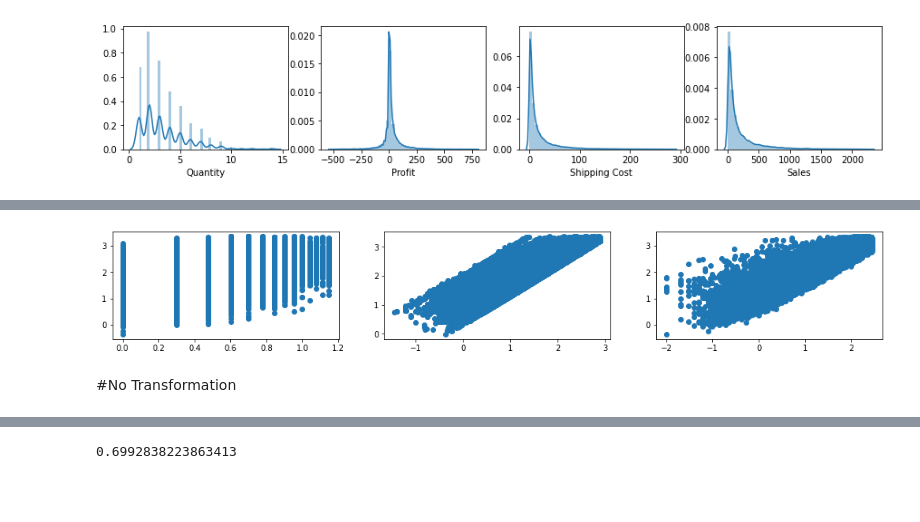
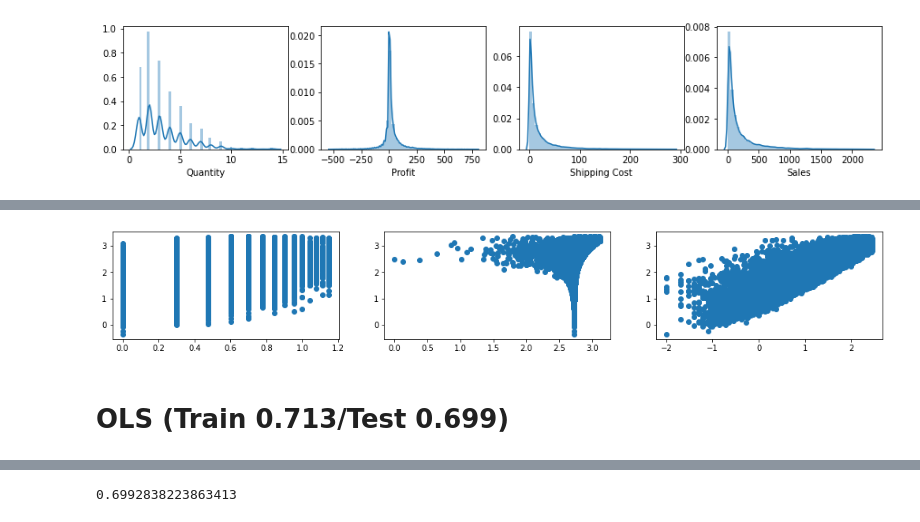
Before and after one commit to SteveGrimm/Unit1_Project2, a Jupyter notebook: Project2.ipynb, the cells around one changed output, grey strips where cells are left out. Drawn from its saved outputs; the diff is of its cells as text; code cells hidden in the pictures; blank space fills up the shorter version.

Commit message:
Removed log-Transformation

```diff
--- a/Project2.ipynb
+++ b/Project2.ipynb
@@ -163,7 +163,7 @@ q_S = data['Sales'].quantile(0.99)
 q_P1 = data['Profit'].quantile(0.005)
 q_P2 = data['Profit'].quantile(0.995)
 # %%
-data = data[data['Shipping Cost']<q_SC][data['Sales']<q_S][data['Profit']>q_P1][data['Profit']<q_P2]
+data = data[data['Shipping Cost']<q_SC][data['Sales']<q_S][data['Profit']>q_P1][data['Profit']<q_P2].reset_index()
 # %%
 fig, (ax1, ax2, ax3, ax4) = plt.subplots(1,4, figsize=(15,2.5))
 
@@ -196,17 +212,19 @@ def log_base(x, base):
 # %%
 fig, (ax1, ax2, ax3) = plt.subplots(1,3, figsize=(17.5,2.5))
 
-ax1.scatter( log_base(data['Quantity'],10) , log_base(data['Sales'],10) )
+y_values = log_base(data['Sales'],10)
 
-ax2.scatter( log_base(data['Profit'],10) , log_base(data['Sales'],10) )
+ax1.scatter( log_base(data['Quantity'],10) , y_values )
 
-ax3.scatter( log_base(data['Shipping Cost'],10) , log_base(data['Sales'],10) )
+ax2.scatter( log_base(data['Profit'] + abs(min(data['Profit']))+1 ,10) , y_values )
+
+ax3.scatter( log_base(data['Shipping Cost'],10) , y_values )
 
 plt.show()
 # %% [output]
-[figure, old version]
+[figure, new version]
-# %% [markdown]
-#No Transformation
+# %% [markdown]
+# OLS (Train 0.713/Test 0.699)
 # %%
 #set variables
 x = data[['Quantity','Profit','Shipping Cost']]
```
Also changed, not shown: parts of 35 cells of this notebook.
